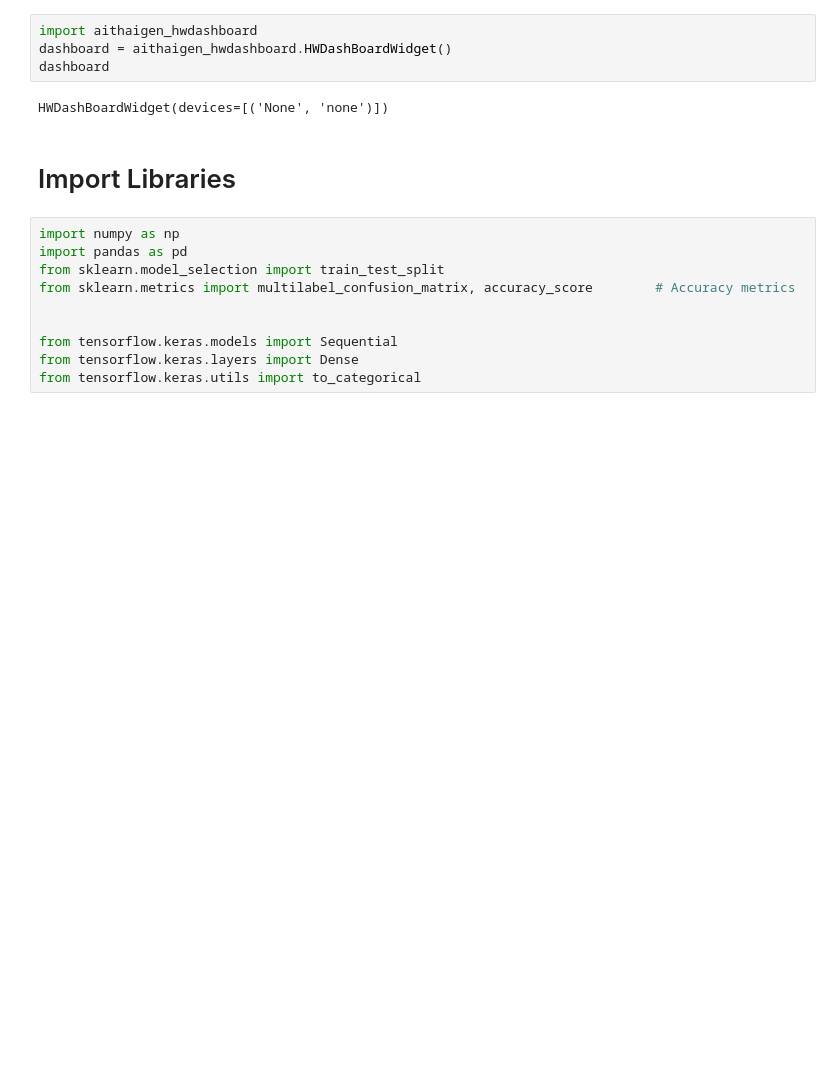
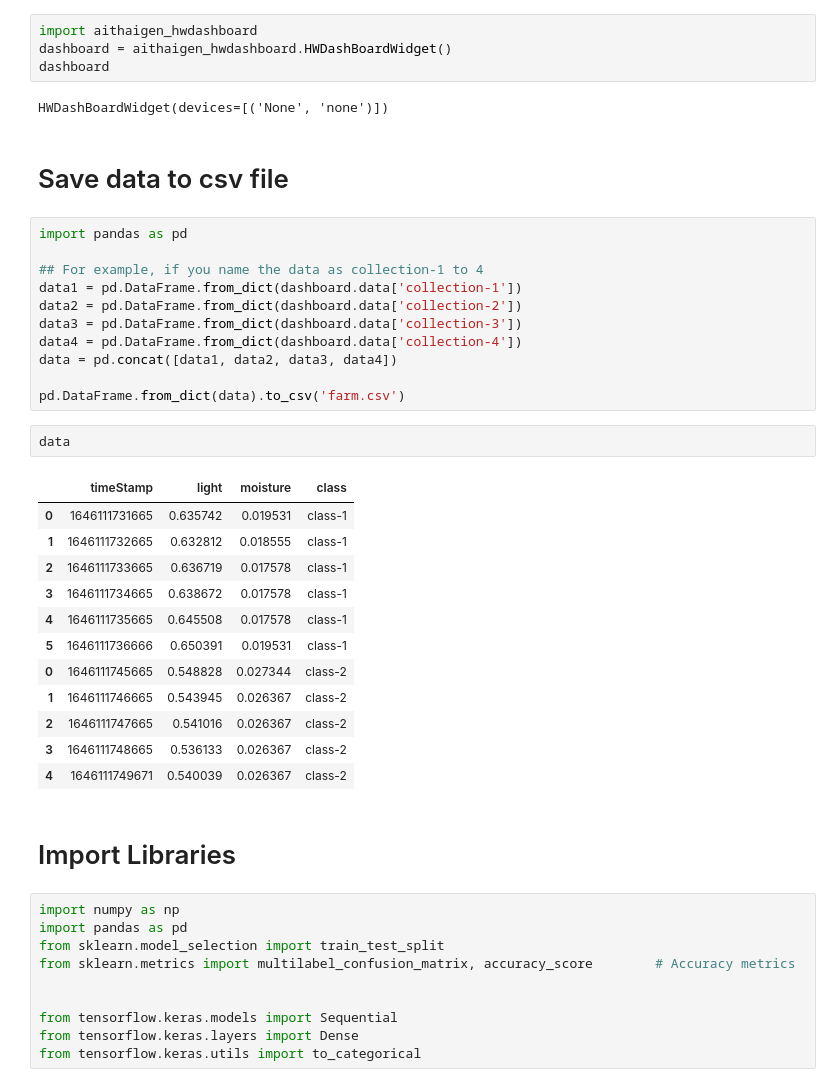
Before and after one commit to aimlabmu/aithaigen-course-materials, a Jupyter notebook: SmartFarm101.ipynb, the cells around one changed output. Cells and saved outputs as stored; diff of their text form; blank space fills up the shorter version.

```diff
--- a/SmartFarm101.ipynb
+++ b/SmartFarm101.ipynb
@@ -10,6 +16,34 @@ dashboard = aithaigen_hwdashboard.HWDashBoardWidget()
 dashboard
 # %% [output]
 HWDashBoardWidget(devices=[('None', 'none')])
+# %% [markdown]
+# Save data to csv file
+# %%
+import pandas as pd
+
+## For example, if you name the data as collection-1 to 4
+data1 = pd.DataFrame.from_dict(dashboard.data['collection-1'])
+data2 = pd.DataFrame.from_dict(dashboard.data['collection-2'])
+data3 = pd.DataFrame.from_dict(dashboard.data['collection-3'])
+data4 = pd.DataFrame.from_dict(dashboard.data['collection-4'])
+data = pd.concat([data1, data2, data3, data4])
+
+pd.DataFrame.from_dict(data).to_csv('farm.csv')
+# %%
+data
+# %% [output]
+|  | timeStamp | light | moisture | class |
+| 0 | 1646111731665 | 0.635742 | 0.019531 | class-1 |
+| 1 | 1646111732665 | 0.632812 | 0.018555 | class-1 |
+| 2 | 1646111733665 | 0.636719 | 0.017578 | class-1 |
+| 3 | 1646111734665 | 0.638672 | 0.017578 | class-1 |
+| 4 | 1646111735665 | 0.645508 | 0.017578 | class-1 |
+| 5 | 1646111736666 | 0.650391 | 0.019531 | class-1 |
+| 0 | 1646111745665 | 0.548828 | 0.027344 | class-2 |
+| 1 | 1646111746665 | 0.543945 | 0.026367 | class-2 |
+| 2 | 1646111747665 | 0.541016 | 0.026367 | class-2 |
+| 3 | 1646111748665 | 0.536133 | 0.026367 | class-2 |
+| 4 | 1646111749671 | 0.540039 | 0.026367 | class-2 |
 # %% [markdown]
 # Import Libraries
 # %%
```
Also changed, not shown: parts of 13 cells of this notebook, 2 other files.
